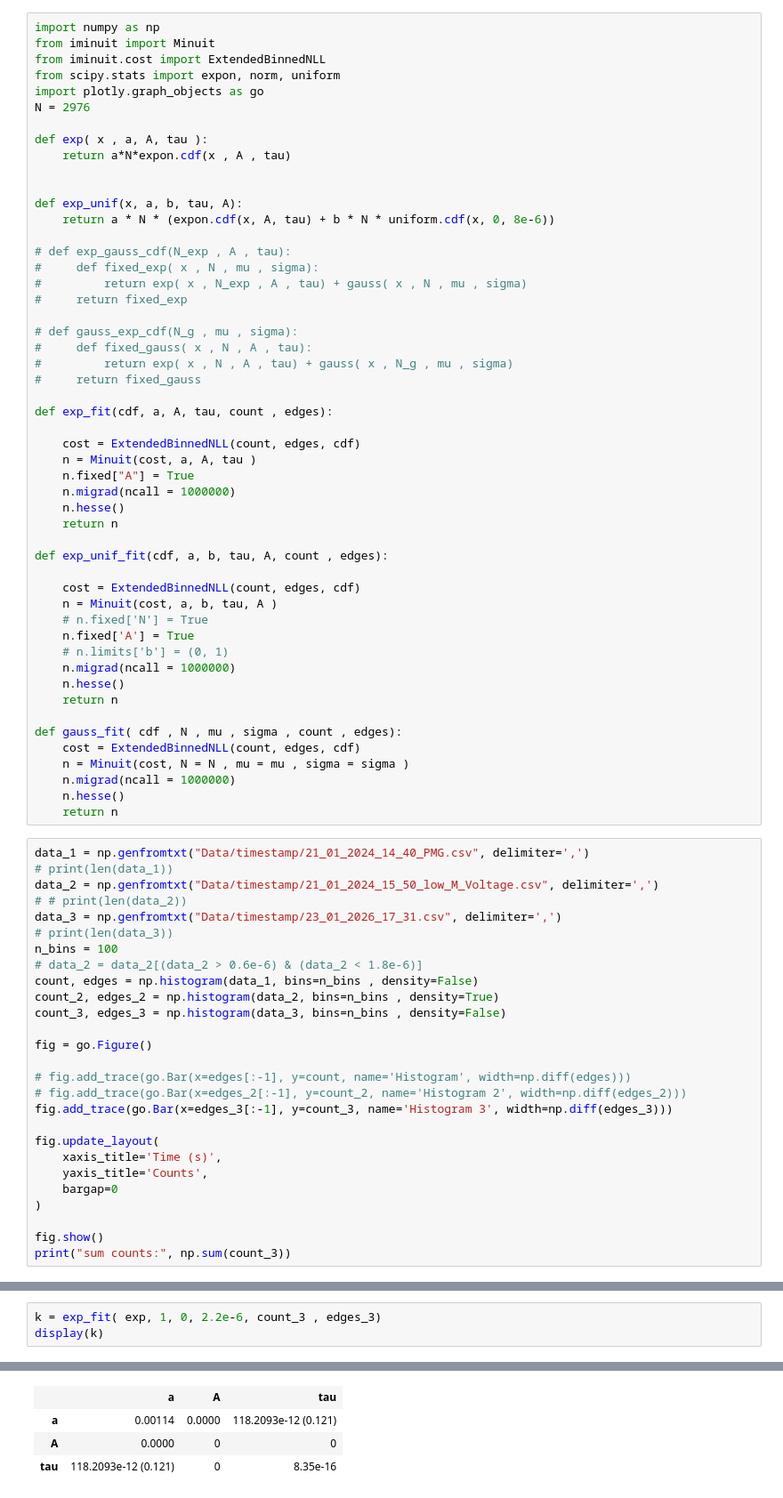
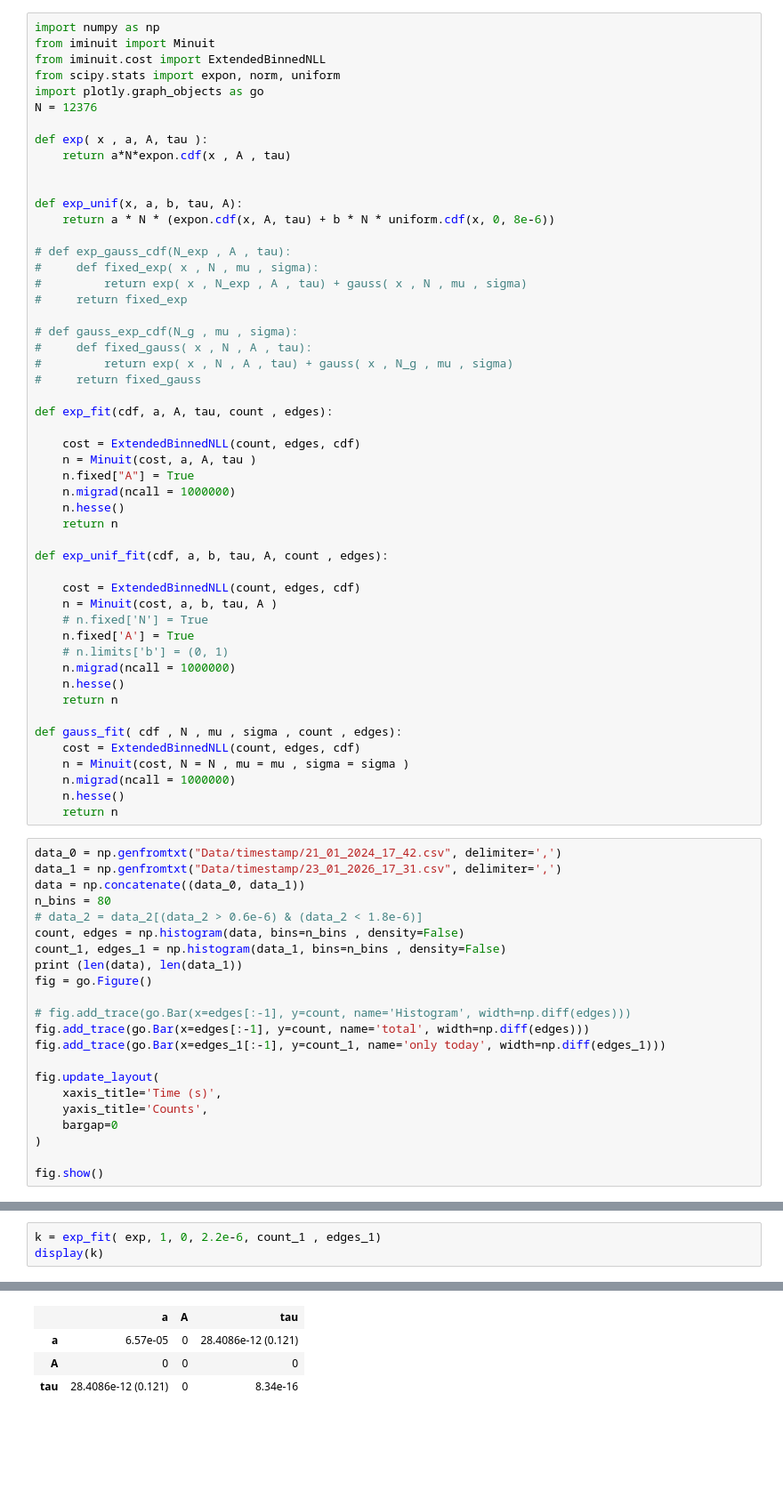
Before and after one commit to Matti-z/Lab-muons, a Jupyter notebook: hist_23.ipynb, the cells around one changed output, grey strips where cells are left out. Shown at 89% size. Saved outputs shown, nothing was run; the diff lists cells and outputs as text; blank space fills up the shorter version.

```diff
--- a/hist_23.ipynb
+++ b/hist_23.ipynb
@@ -4,7 +4,7 @@ from iminuit import Minuit
 from iminuit.cost import ExtendedBinnedNLL
 from scipy.stats import expon, norm, uniform
 import plotly.graph_objects as go
-N = 2976
+N = 12376
 
 def exp( x , a, A, tau ):
     return a*N*expon.cdf(x , A , tau)
@@ -50,23 +50,19 @@ def gauss_fit( cdf , N , mu , sigma , count , edges):
     n.hesse()
     return n
 # %%
-data_1 = np.genfromtxt("Data/timestamp/21_01_2024_14_40_PMG.csv", delimiter=',')
-# print(len(data_1))
-data_2 = np.genfromtxt("Data/timestamp/21_01_2024_15_50_low_M_Voltage.csv", delimiter=',')
-# # print(len(data_2))
-data_3 = np.genfromtxt("Data/timestamp/23_01_2026_17_31.csv", delimiter=',')
-# print(len(data_3))
-n_bins = 100
+data_0 = np.genfromtxt("Data/timestamp/21_01_2024_17_42.csv", delimiter=',')
+data_1 = np.genfromtxt("Data/timestamp/23_01_2026_17_31.csv", delimiter=',')
+data = np.concatenate((data_0, data_1))
+n_bins = 80
 # data_2 = data_2[(data_2 > 0.6e-6) & (data_2 < 1.8e-6)]
-count, edges = np.histogram(data_1, bins=n_bins , density=False)
-count_2, edges_2 = np.histogram(data_2, bins=n_bins , density=True)
-count_3, edges_3 = np.histogram(data_3, bins=n_bins , density=False)
-
+count, edges = np.histogram(data, bins=n_bins , density=False)
+count_1, edges_1 = np.histogram(data_1, bins=n_bins , density=False)
+print (len(data), len(data_1))
 fig = go.Figure()
 
 # fig.add_trace(go.Bar(x=edges[:-1], y=count, name='Histogram', width=np.diff(edges)))
-# fig.add_trace(go.Bar(x=edges_2[:-1], y=count_2, name='Histogram 2', width=np.diff(edges_2)))
-fig.add_trace(go.Bar(x=edges_3[:-1], y=count_3, name='Histogram 3', width=np.diff(edges_3)))
+fig.add_trace(go.Bar(x=edges[:-1], y=count, name='total', width=np.diff(edges)))
+fig.add_trace(go.Bar(x=edges_1[:-1], y=count_1, name='only today', width=np.diff(edges_1)))
 
 fig.update_layout(
     xaxis_title='Time (s)',
@@ -75,5 +71,4 @@ fig.update_layout(
 )
 
 fig.show()
-print("sum counts:", np.sum(count_3))
 # %% [output]
@@ -81,5 +76,5 @@ sum counts: 9400
 # %%
-k = exp_fit( exp, 1, 0, 2.2e-6, count_3 , edges_3)
+k = exp_fit( exp, 1, 0, 2.2e-6, count_1 , edges_1)
 display(k)
 # %% [output]
 | Migrad |  |
@@ -95,4 +90,4 @@ display(k)
 |  | a | A | tau |
-| a | 0.00114 | 0.0000 | 118.2093e-12 (0.121) |
-| A | 0.0000 | 0 | 0 |
-| tau | 118.2093e-12 (0.121) | 0 | 8.35e-16 |
+| a | 6.57e-05 | 0 | 28.4086e-12 (0.121) |
+| A | 0 | 0 | 0 |
+| tau | 28.4086e-12 (0.121) | 0 | 8.34e-16 |
```
Also changed, not shown: parts of 3 cells of this notebook.
